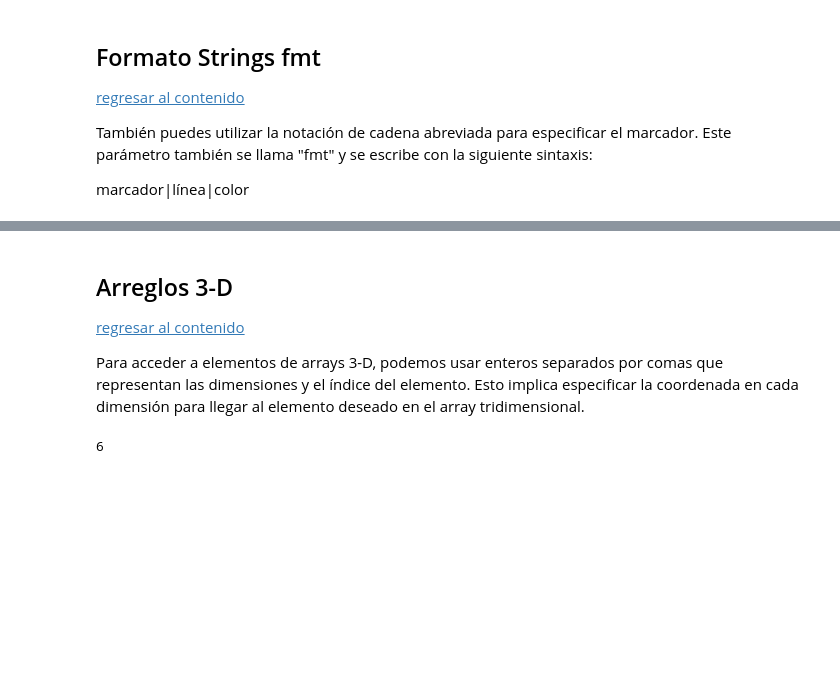
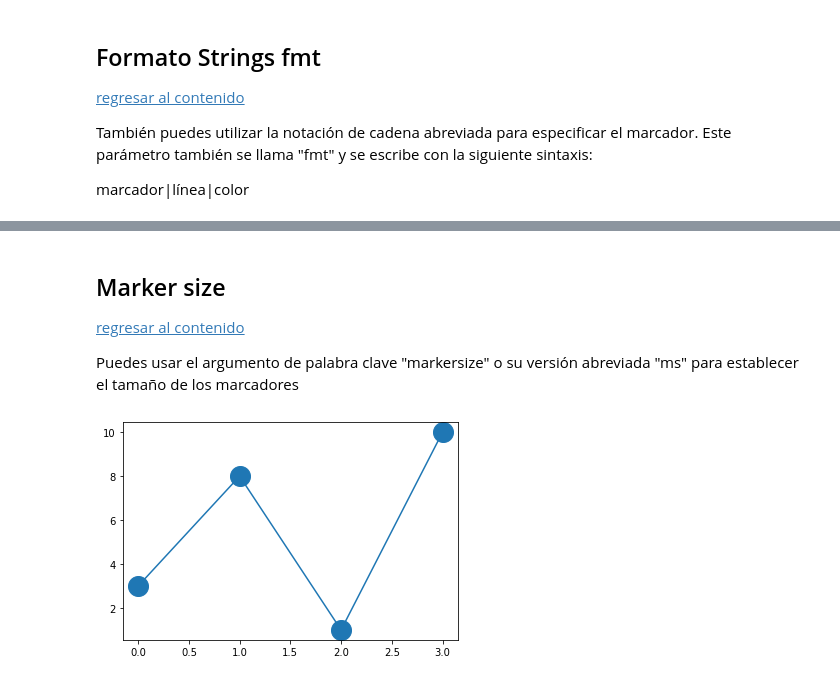
Before and after one commit to seismomat/HerramientasComputacionales, a Jupyter notebook: matplotlib.ipynb, the cells around one changed output, grey strips where cells are left out. Cells and saved outputs as stored; diff of their text form; code cells hidden in the pictures; blank space fills up the shorter version.

```diff
--- a/matplotlib.ipynb
+++ b/matplotlib.ipynb
@@ -252,13 +275,17 @@ Quinto elemento de la 2da Fila 10
 # %% [markdown]
 <a name='3-3'></a>
 
-## Arreglos 3-D
+## Marker size
 [regresar al contenido](#c1)
 
-Para acceder a elementos de arrays 3-D, podemos usar enteros separados por comas que representan las dimensiones y el índice del elemento. Esto implica especificar la coordenada en cada dimensión para llegar al elemento deseado en el array tridimensional.
+Puedes usar el argumento de palabra clave "markersize" o su versión abreviada "ms" para establecer el tamaño de los marcadores
 # %%
-arr = np.array([[[1, 2, 3], [4, 5, 6]], [[7, 8, 9], [10, 11, 12]]])
+import matplotlib.pyplot as plt
+import numpy as np
 
-print(arr[0, 1, 2])
+ypoints = np.array([3, 8, 1, 10])
+
+plt.plot(ypoints, marker = 'o', ms = 20)
+plt.show()
 # %% [output]
-6
+[figure, added]
```
Also changed, not shown: parts of 49 cells of this notebook.
